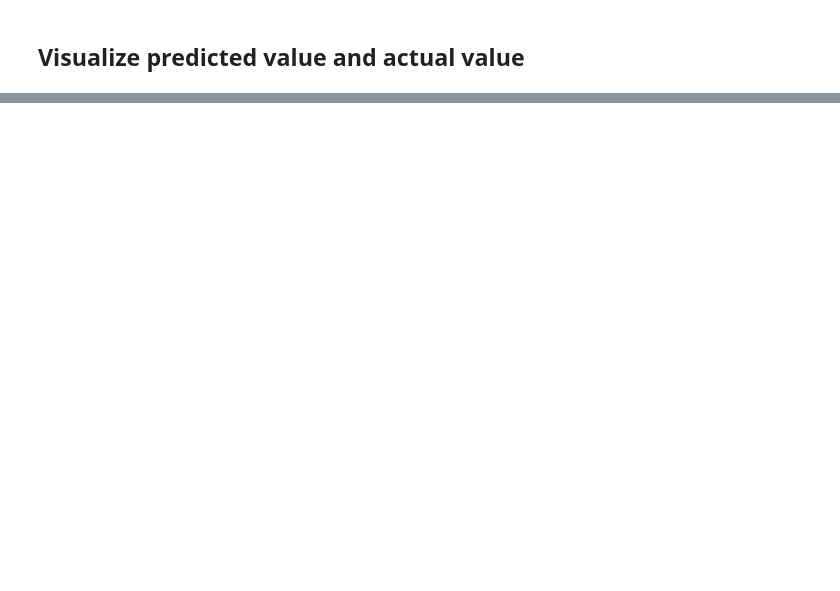
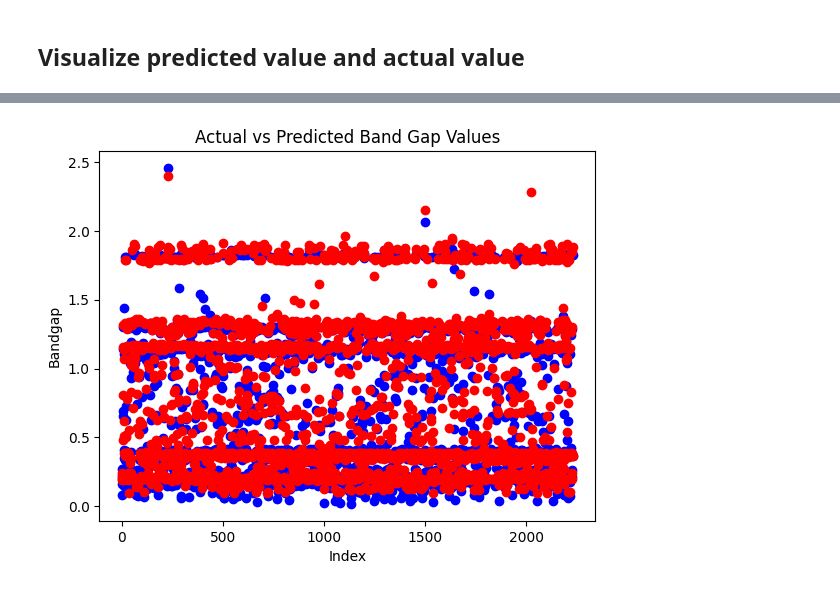
Before and after one commit to AdamKimhub/Msproject1, a Jupyter notebook: model_build.ipynb, the cells around one changed output, grey strips where cells are left out. Saved outputs shown, nothing was run; the diff lists cells and outputs as text; code cells hidden in the pictures; blank space fills up the shorter version.

```diff
--- a/model_build.ipynb
+++ b/model_build.ipynb
@@ -247,0 +231,11 @@ plt.show()
+# %%
+indices = range(len(actual_values))
+
+plt.scatter(indices, actual_values, color='blue', label='Actual')
+plt.scatter(indices, predicted_values, color='red', label='Predicted')
+plt.xlabel('Index')
+plt.ylabel('Bandgap')
+plt.title('Actual vs Predicted Band Gap Values')
+plt.show()
+# %% [output]
+[figure, added]
```
Also changed, not shown: parts of 14 cells of this notebook.
